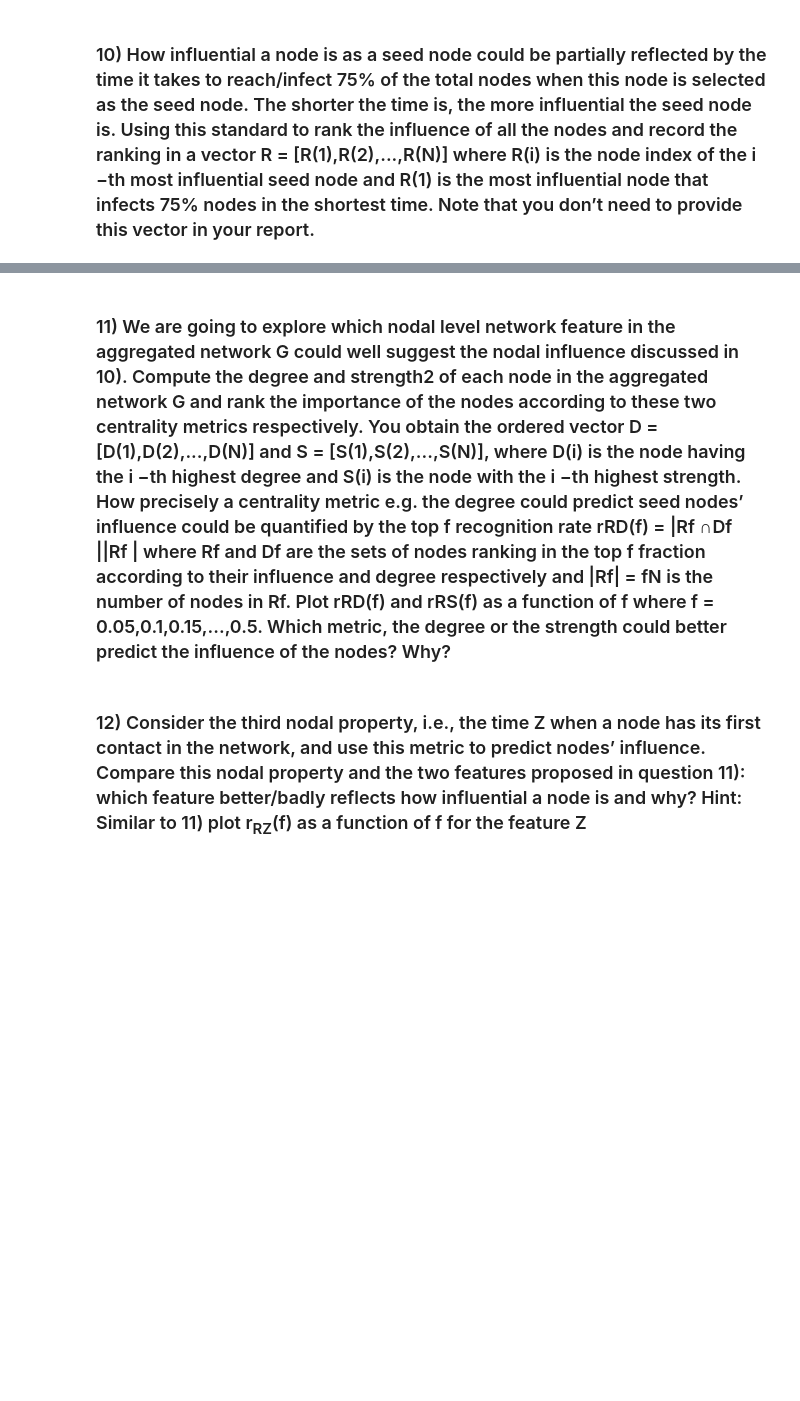
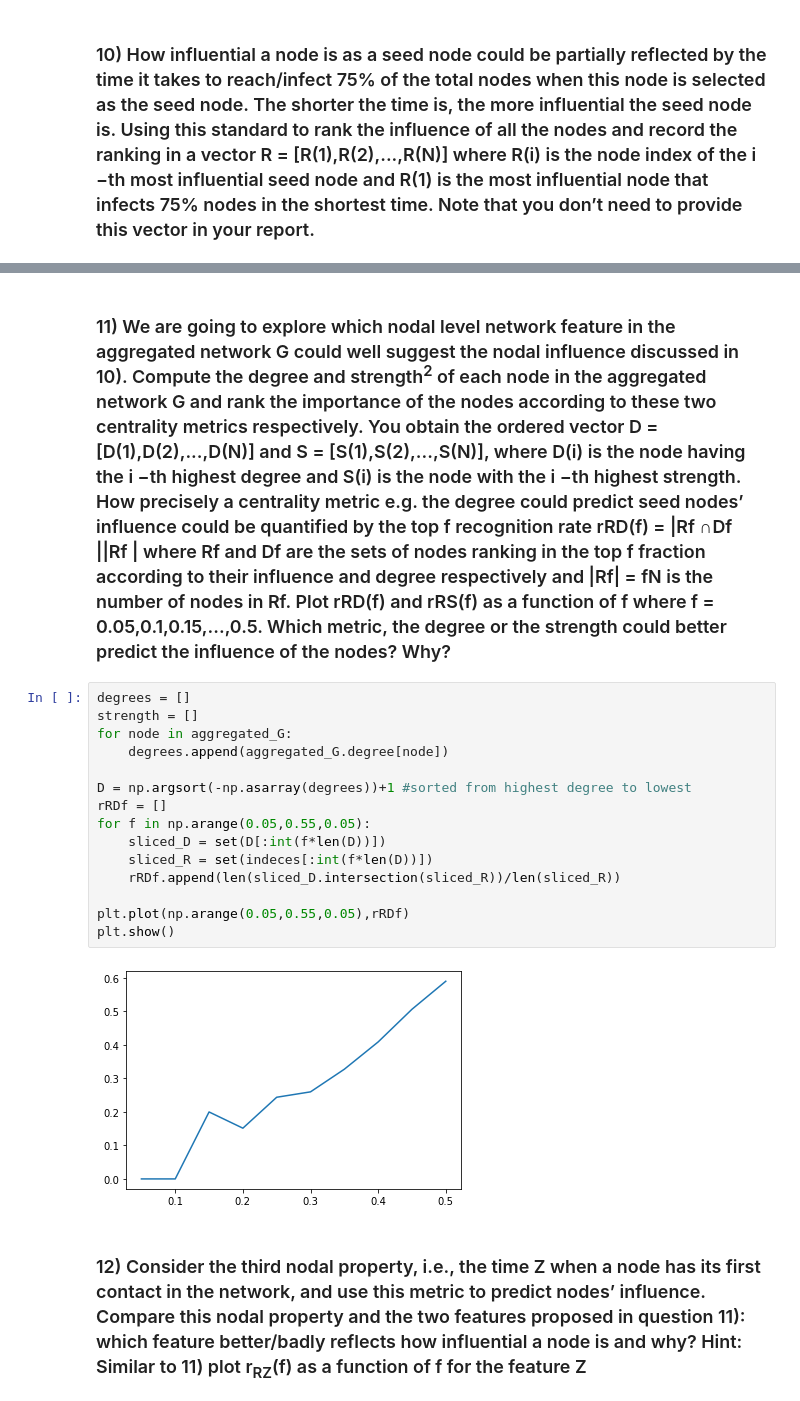
Before and after one commit to albertsolaroca/MDAC, a Jupyter notebook: MDAC assignment.ipynb, the cells around one changed output, grey strips where cells are left out. Cells and saved outputs as stored; diff of their text form; blank space fills up the shorter version.

```diff
--- a/MDAC assignment.ipynb
+++ b/MDAC assignment.ipynb
@@ -194,4 +194,21 @@ print(indeces+1)
 # %% [markdown]
-### 11) We are going to explore which nodal level network feature in the aggregated network G could well suggest the nodal influence discussed in 10). Compute the degree and strength2 of each node in the aggregated network G and rank the importance of the nodes according to these two centrality metrics respectively. You obtain the ordered vector D = [D(1),D(2),...,D(N)] and S = [S(1),S(2),...,S(N)], where D(i) is the node having the i −th highest degree and S(i) is the node with the i −th highest strength. How precisely a centrality metric e.g. the degree could predict seed nodes’ influence could be quantified by the top f recognition rate rRD(f) = |Rf ∩Df ||Rf | where Rf and Df are the sets of nodes ranking in the top f fraction according to their influence and degree respectively and |Rf| = fN is the number of nodes in Rf. Plot rRD(f) and rRS(f) as a function of f where f = 0.05,0.1,0.15,...,0.5. Which metric, the degree or the strength could better predict the influence of the nodes? Why?
+### 11) We are going to explore which nodal level network feature in the aggregated network G could well suggest the nodal influence discussed in 10). Compute the degree and strength<sup>2</sup> of each node in the aggregated network G and rank the importance of the nodes according to these two centrality metrics respectively. You obtain the ordered vector D = [D(1),D(2),...,D(N)] and S = [S(1),S(2),...,S(N)], where D(i) is the node having the i −th highest degree and S(i) is the node with the i −th highest strength. How precisely a centrality metric e.g. the degree could predict seed nodes’ influence could be quantified by the top f recognition rate rRD(f) = |Rf ∩Df ||Rf | where Rf and Df are the sets of nodes ranking in the top f fraction according to their influence and degree respectively and |Rf| = fN is the number of nodes in Rf. Plot rRD(f) and rRS(f) as a function of f where f = 0.05,0.1,0.15,...,0.5. Which metric, the degree or the strength could better predict the influence of the nodes? Why?
+# %%
+degrees = []
+strength = []
+for node in aggregated_G:
+    degrees.append(aggregated_G.degree[node])
+
+D = np.argsort(-np.asarray(degrees))+1 #sorted from highest degree to lowest
+rRDf = []
+for f in np.arange(0.05,0.55,0.05):
+    sliced_D = set(D[:int(f*len(D))])
+    sliced_R = set(indeces[:int(f*len(D))])
+    rRDf.append(len(sliced_D.intersection(sliced_R))/len(sliced_R))
+
+plt.plot(np.arange(0.05,0.55,0.05),rRDf)
+plt.show()
+# %% [output]
+[figure, added]
 # %% [markdown]
 ### 12) Consider the third nodal property, i.e., the time Z when a node has its first contact in the network, and use this metric to predict nodes’ influence. Compare this nodal property and the two features proposed in question 11): which feature better/badly reflects how influential a node is and why? Hint: Similar to 11) plot r<sub>RZ</sub>(f) as a function of f for the feature Z
```
Also changed, not shown: parts of 3 cells of this notebook.
